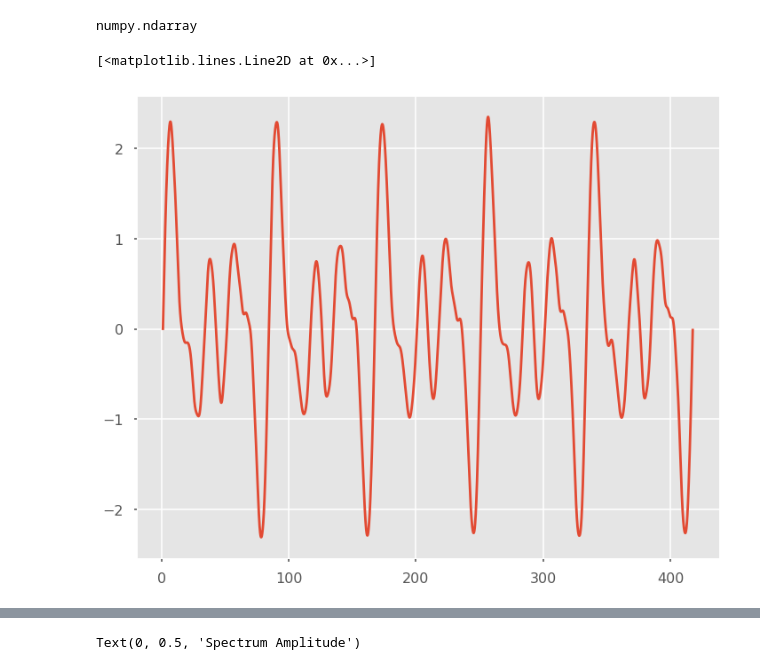
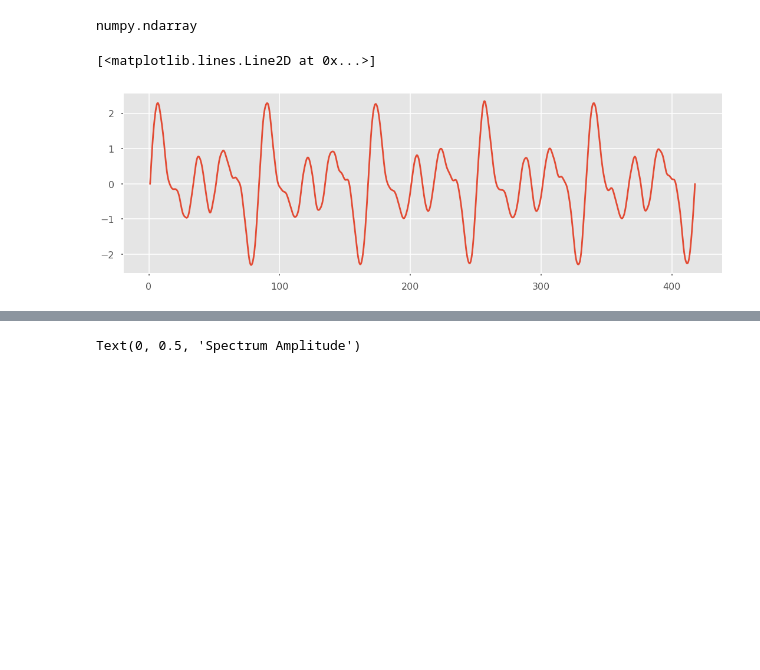
Before and after one commit to A-Gulati/Time_Series, a Jupyter notebook: notebooks/Counting cycles in time series data.ipynb, the cells around one changed output, grey strips where cells are left out. Saved outputs shown, nothing was run; the diff lists cells and outputs as text; code cells hidden in the pictures; blank space fills up the shorter version.

```diff
--- a/notebooks/Counting cycles in time series data.ipynb
+++ b/notebooks/Counting cycles in time series data.ipynb
@@ -306,8 +305,7 @@ fs = 2*24
 t = arange(len(tempC))/float(fs) + 1
 # %%
-# let's plot the data
-plt.figure(figsize = (10, 8))
+plt.figure(figsize = (15, 5))
 plt.plot(t, tempNorm)
 # %% [output]
 [<matplotlib.lines.Line2D at 0x...>]
-[figure, old version]
+[figure, new version]
```
Also changed, not shown: parts of 12 cells of this notebook.
